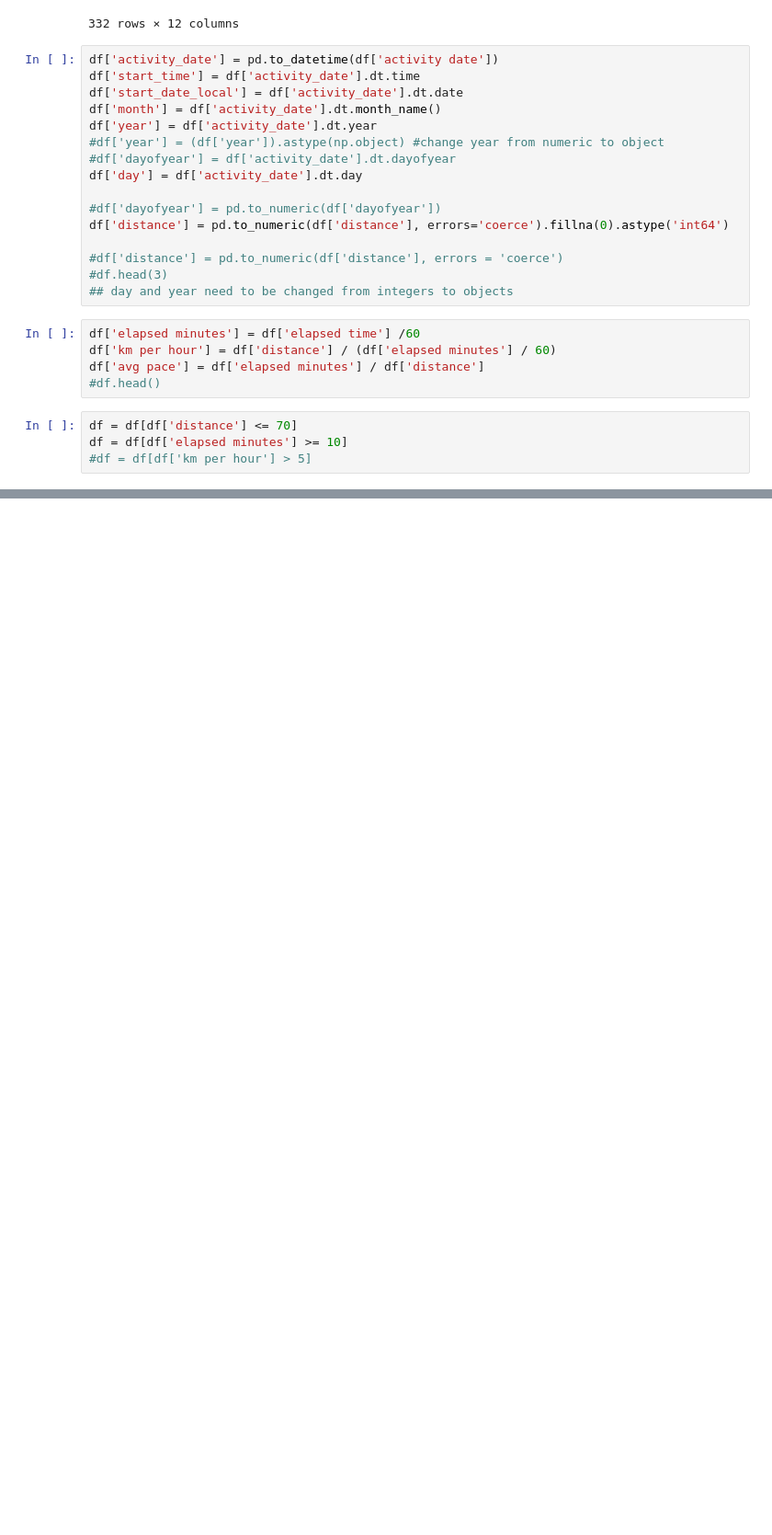
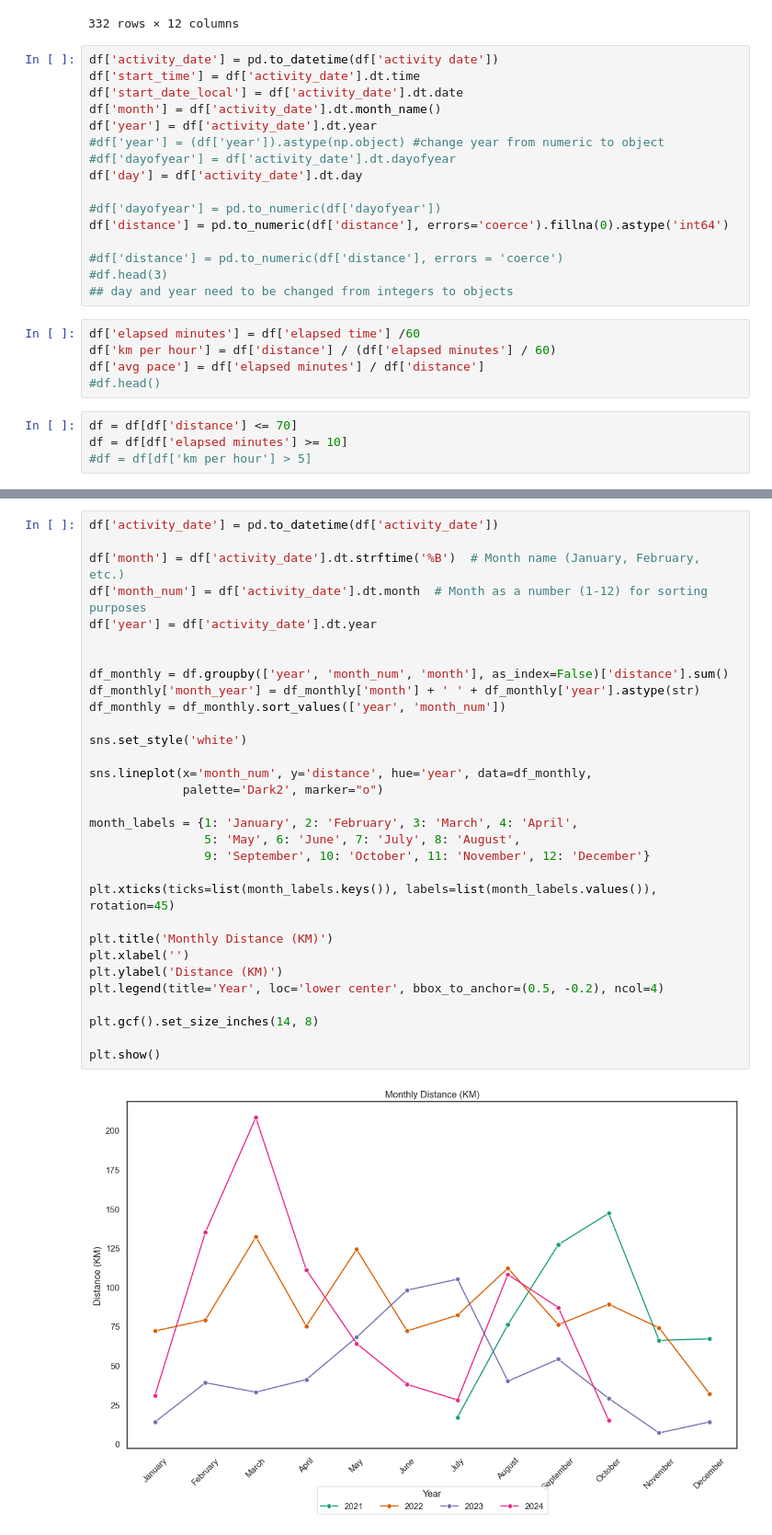
Before and after one commit to User-Boyd/privat, a Jupyter notebook: strava_activites.ipynb, the cells around one changed output, grey strips where cells are left out. Shown: that part at 92% size. Drawn from its saved outputs; the diff is of its cells as text; blank space fills up the shorter version.

```diff
--- a/strava_activites.ipynb
+++ b/strava_activites.ipynb
@@ -115,0 +134,33 @@ plt.show()
+# %%
+df['activity_date'] = pd.to_datetime(df['activity_date'])
+
+df['month'] = df['activity_date'].dt.strftime('%B')  # Month name (January, February, etc.)
+df['month_num'] = df['activity_date'].dt.month  # Month as a number (1-12) for sorting purposes
+df['year'] = df['activity_date'].dt.year
+
+
+df_monthly = df.groupby(['year', 'month_num', 'month'], as_index=False)['distance'].sum()
+df_monthly['month_year'] = df_monthly['month'] + ' ' + df_monthly['year'].astype(str)
+df_monthly = df_monthly.sort_values(['year', 'month_num'])
+
+sns.set_style('white')
+
+sns.lineplot(x='month_num', y='distance', hue='year', data=df_monthly,
+             palette='Dark2', marker="o")
+
+month_labels = {1: 'January', 2: 'February', 3: 'March', 4: 'April',
+                5: 'May', 6: 'June', 7: 'July', 8: 'August',
+                9: 'September', 10: 'October', 11: 'November', 12: 'December'}
+
+plt.xticks(ticks=list(month_labels.keys()), labels=list(month_labels.values()), rotation=45)
+
+plt.title('Monthly Distance (KM)')
+plt.xlabel('')
+plt.ylabel('Distance (KM)')
+plt.legend(title='Year', loc='lower center', bbox_to_anchor=(0.5, -0.2), ncol=4)
+
+plt.gcf().set_size_inches(14, 8)
+
+plt.show()
+# %% [output]
+[figure, added]
```
Also changed, not shown: parts of 6 cells of this notebook.
